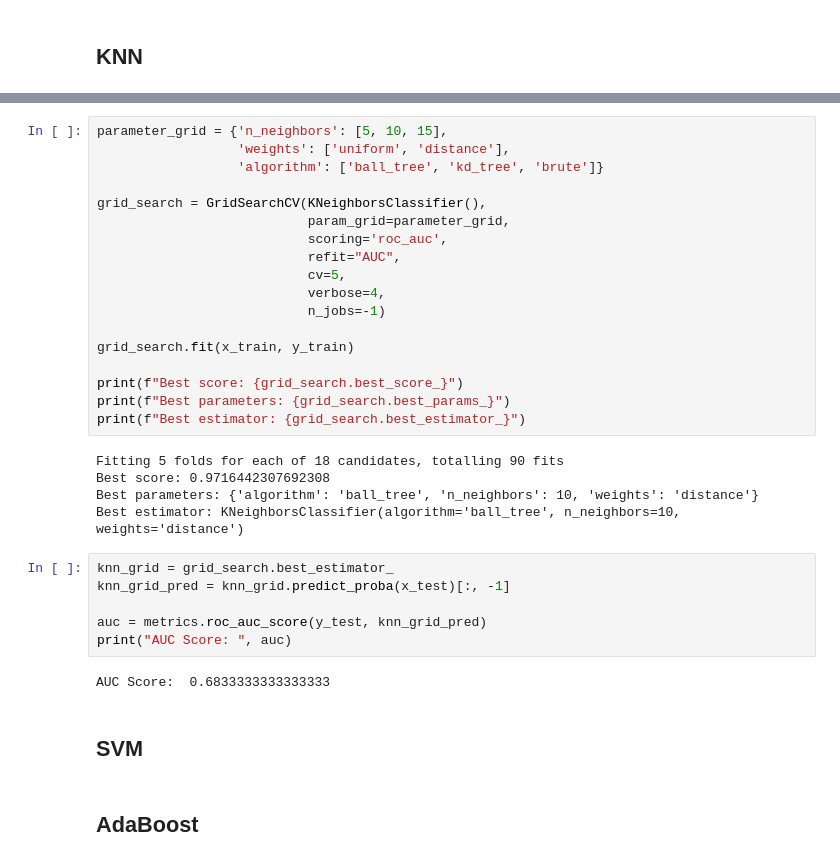
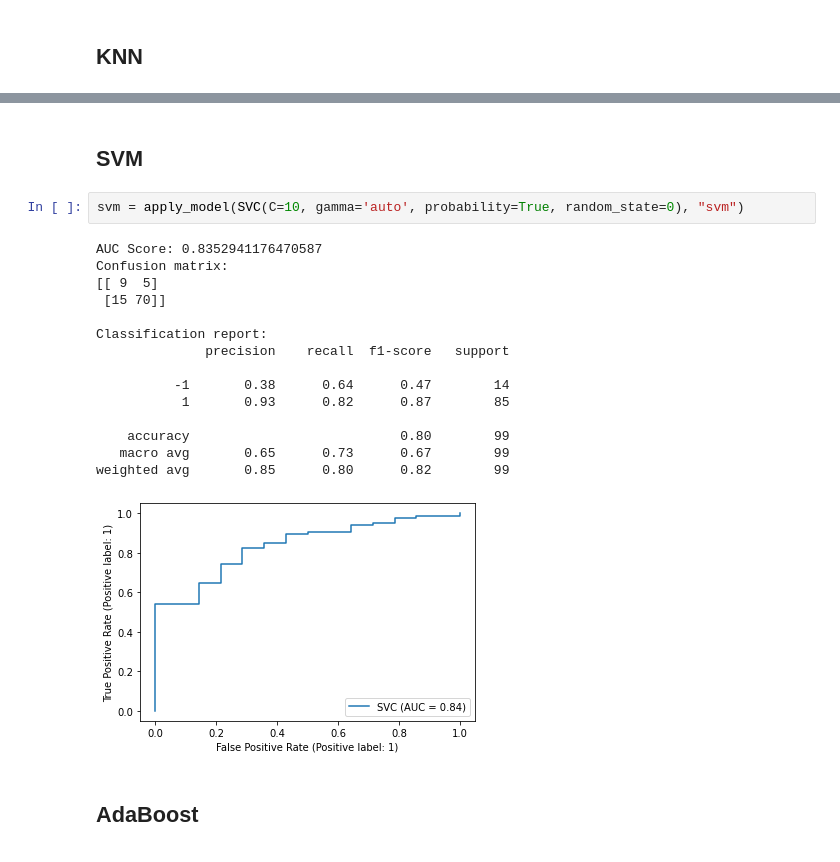
Before and after one commit to Ca-moes/AC, a Jupyter notebook: model.ipynb, the cells around one changed output, grey strips where cells are left out. Saved outputs shown, nothing was run; the diff lists cells and outputs as text.

```diff
--- a/model.ipynb
+++ b/model.ipynb
@@ -219,36 +143,23 @@ weighted avg       0.83      0.55      0.61        99
-# %%
-parameter_grid = {'n_neighbors': [5, 10, 15],
-                  'weights': ['uniform', 'distance'],
-                  'algorithm': ['ball_tree', 'kd_tree', 'brute']}
-
-grid_search = GridSearchCV(KNeighborsClassifier(),
-                           param_grid=parameter_grid,
-                           scoring='roc_auc',
-                           refit="AUC",
-                           cv=5,
-                           verbose=4,
-                           n_jobs=-1)
-
-grid_search.fit(x_train, y_train)
-
-print(f"Best score: {grid_search.best_score_}")
-print(f"Best parameters: {grid_search.best_params_}")
-print(f"Best estimator: {grid_search.best_estimator_}")
-# %% [output]
-Fitting 5 folds for each of 18 candidates, totalling 90 fits
-Best score: 0.9716442307692308
-Best parameters: {'algorithm': 'ball_tree', 'n_neighbors': 10, 'weights': 'distance'}
-Best estimator: KNeighborsClassifier(algorithm='ball_tree', n_neighbors=10, weights='distance')
-# %%
-knn_grid = grid_search.best_estimator_
-knn_grid_pred = knn_grid.predict_proba(x_test)[:, -1]
-
-auc = metrics.roc_auc_score(y_test, knn_grid_pred)
-print("AUC Score: ", auc)
-# %% [output]
-AUC Score:  0.6833333333333333
 # %% [markdown]
 ## SVM
+# %%
+svm = apply_model(SVC(C=10, gamma='auto', probability=True, random_state=0), "svm")
+# %% [output]
+AUC Score: 0.8352941176470587
+Confusion matrix:
+[[ 9  5]
+ [15 70]]
+
+Classification report:
+              precision    recall  f1-score   support
+
+          -1       0.38      0.64      0.47        14
+           1       0.93      0.82      0.87        85
+
+    accuracy                           0.80        99
+   macro avg       0.65      0.73      0.67        99
+weighted avg       0.85      0.80      0.82        99
+[figure, added]
 # %% [markdown]
 ## AdaBoost
 # %%
```
Also changed, not shown: parts of 22 cells of this notebook, 1 other file.
